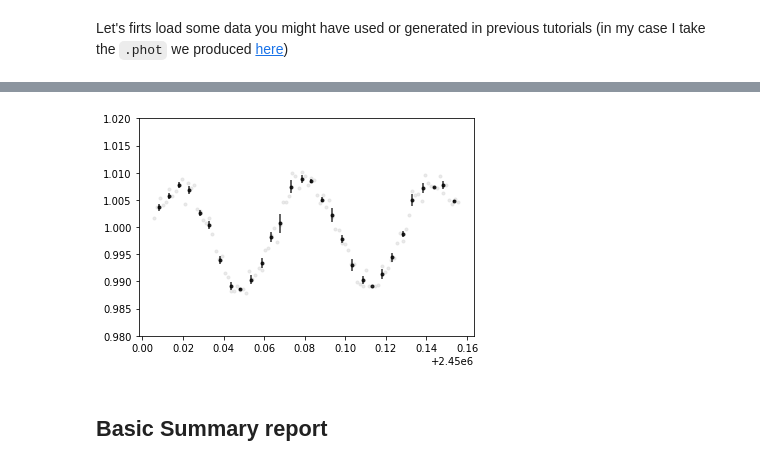
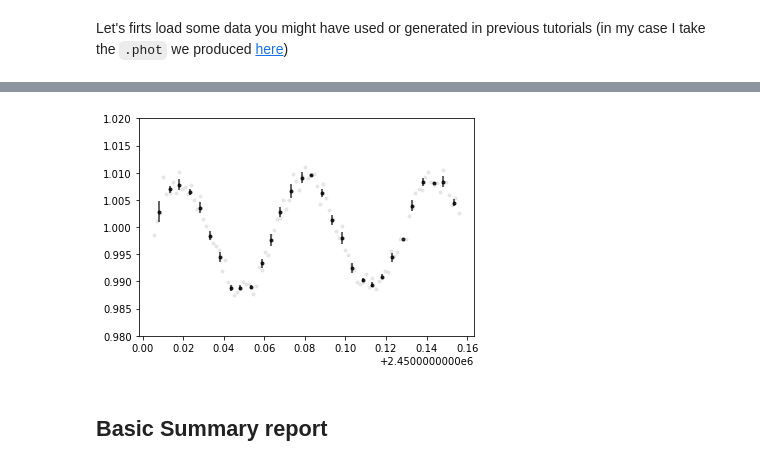
Before and after one commit to jpdeleon/prose2, a Jupyter notebook: docs/source/notebooks/reports.ipynb, the cells around one changed output, grey strips where cells are left out. Saved outputs shown, nothing was run; the diff lists cells and outputs as text; code cells hidden in the pictures.

```diff
--- a/docs/source/notebooks/reports.ipynb
+++ b/docs/source/notebooks/reports.ipynb
@@ -10,7 +10,7 @@ Let's firts load some data you might have used or generated in previous tutorial
 from prose import load
 import matplotlib.pyplot as plt
 
-obs = load("A_20210318_prose_a/A_20210318_prose_a.phot")
+obs = load("A_20220208_prose_a/A_20220208_prose_a.phot")
 obs.plot()
 _ = plt.ylim(0.98, 1.02)
 # %% [output]
@@ -17,4 +18,4 @@ _ = plt.ylim(0.98, 1.02)
-[figure, old version]
+[figure, new version]
 # %% [markdown]
 ## Basic Summary report
 # %% [markdown]
```
Also changed, not shown: parts of 2 cells of this notebook, 6 other files.
